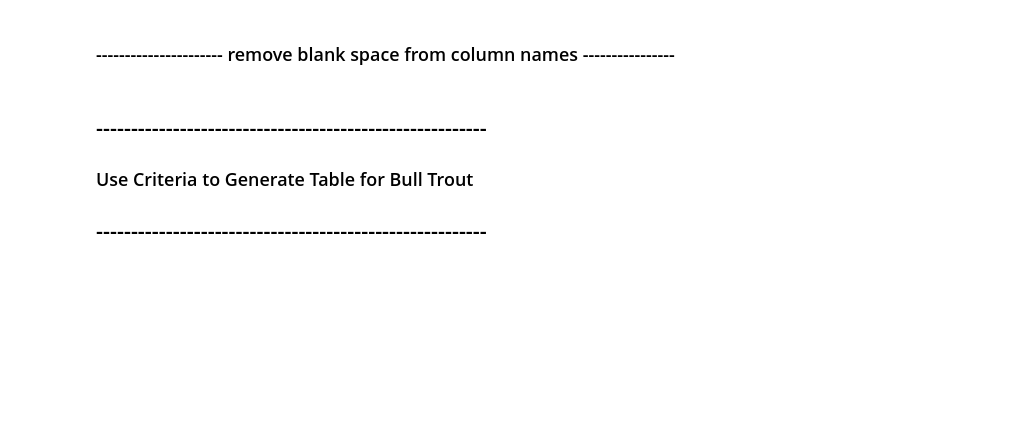
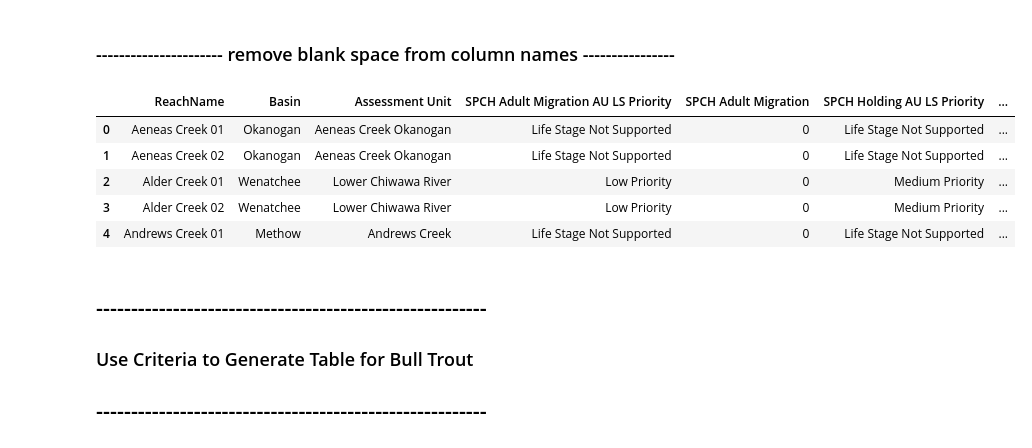
Before and after one commit to Upper-Columbia-Salmon-Recovery-Board/Prioritization_Step2_Data_Tool, a Jupyter notebook: Restoration_Bull_Trout/RTT_Prioritization_Pathways_and_Actions_Script_Restoration_Bull_Trout.ipynb, the cells around one changed output. Cells and saved outputs as stored; diff of their text form; code cells hidden in the pictures; blank space fills up the shorter version.

```diff
--- a/Restoration_Bull_Trout/RTT_Prioritization_Pathways_and_Actions_Script_Restoration_Bull_Trout.ipynb
+++ b/Restoration_Bull_Trout/RTT_Prioritization_Pathways_and_Actions_Script_Restoration_Bull_Trout.ipynb
@@ -513,6 +503,15 @@ habitat_attribute_scores.head()
 reach_life_stages_Bull_Trout_column_names = pd.DataFrame(reach_life_stages_Bull_Trout.columns.values.tolist())
 reach_life_stages_Bull_Trout_column_names = reach_life_stages_Bull_Trout_column_names.applymap(lambda x: x.strip() if isinstance(x, str) else x)
 reach_life_stages_Bull_Trout.columns = reach_life_stages_Bull_Trout_column_names.transpose().values.tolist()
+# %%
+reach_life_stages_Bull_Trout.head()
+# %% [output]
+|  | ReachName | Basin | Assessment Unit | SPCH Adult Migration AU LS Priority | SPCH Adult Migration | SPCH Holding AU LS Priority | ... |
+| 0 | Aeneas Creek 01 | Okanogan | Aeneas Creek Okanogan | Life Stage Not Supported | 0 | Life Stage Not Supported | ... |
+| 1 | Aeneas Creek 02 | Okanogan | Aeneas Creek Okanogan | Life Stage Not Supported | 0 | Life Stage Not Supported | ... |
+| 2 | Alder Creek 01 | Wenatchee | Lower Chiwawa River | Low Priority | 0 | Medium Priority | ... |
+| 3 | Alder Creek 02 | Wenatchee | Lower Chiwawa River | Low Priority | 0 | Medium Priority | ... |
+| 4 | Andrews Creek 01 | Methow | Andrews Creek | Life Stage Not Supported | 0 | Life Stage Not Supported | ... |
 # %% [markdown]
 ## --------------------------------------------------------
 ### Use Criteria to Generate Table for Bull Trout
```
Also changed, not shown: parts of 3 cells of this notebook, 2 other files.
